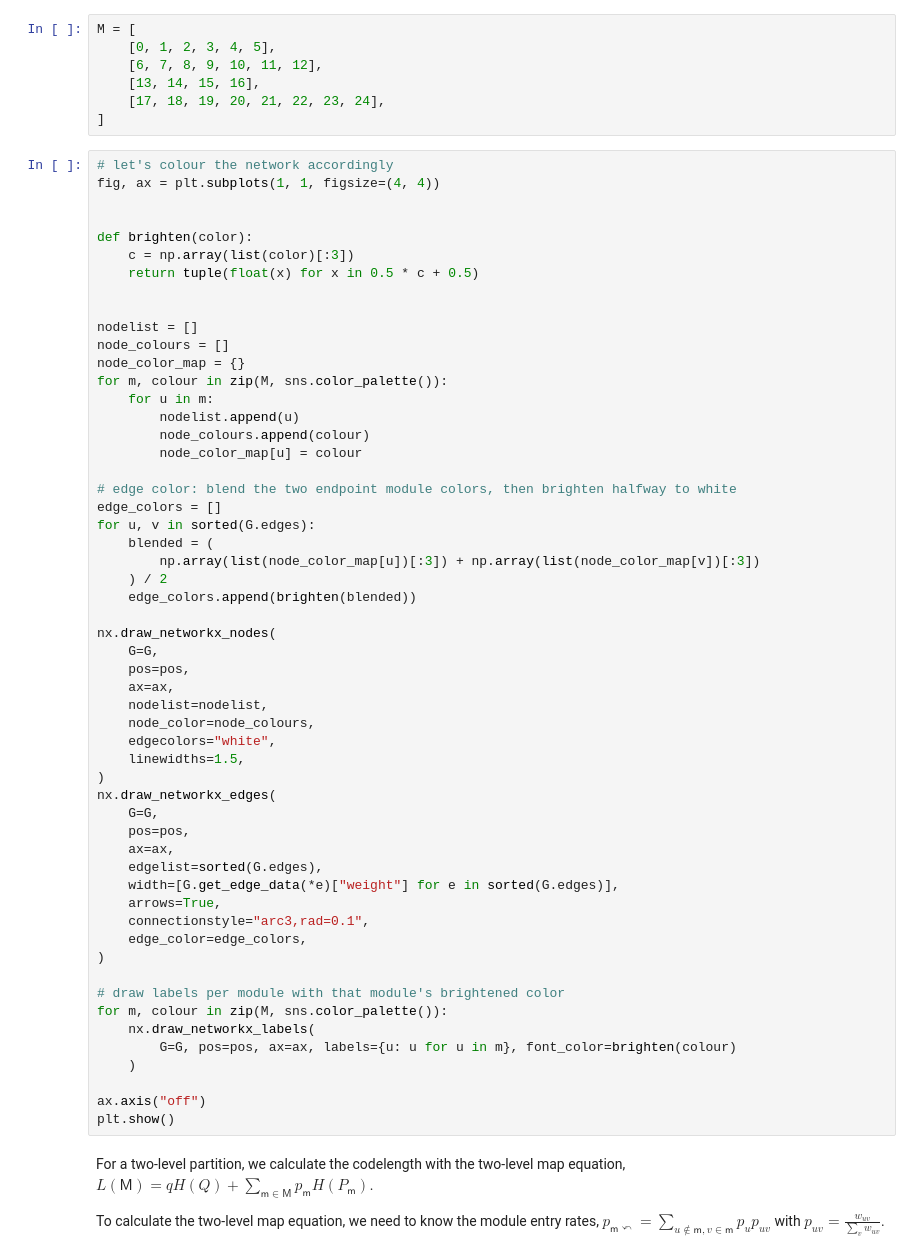
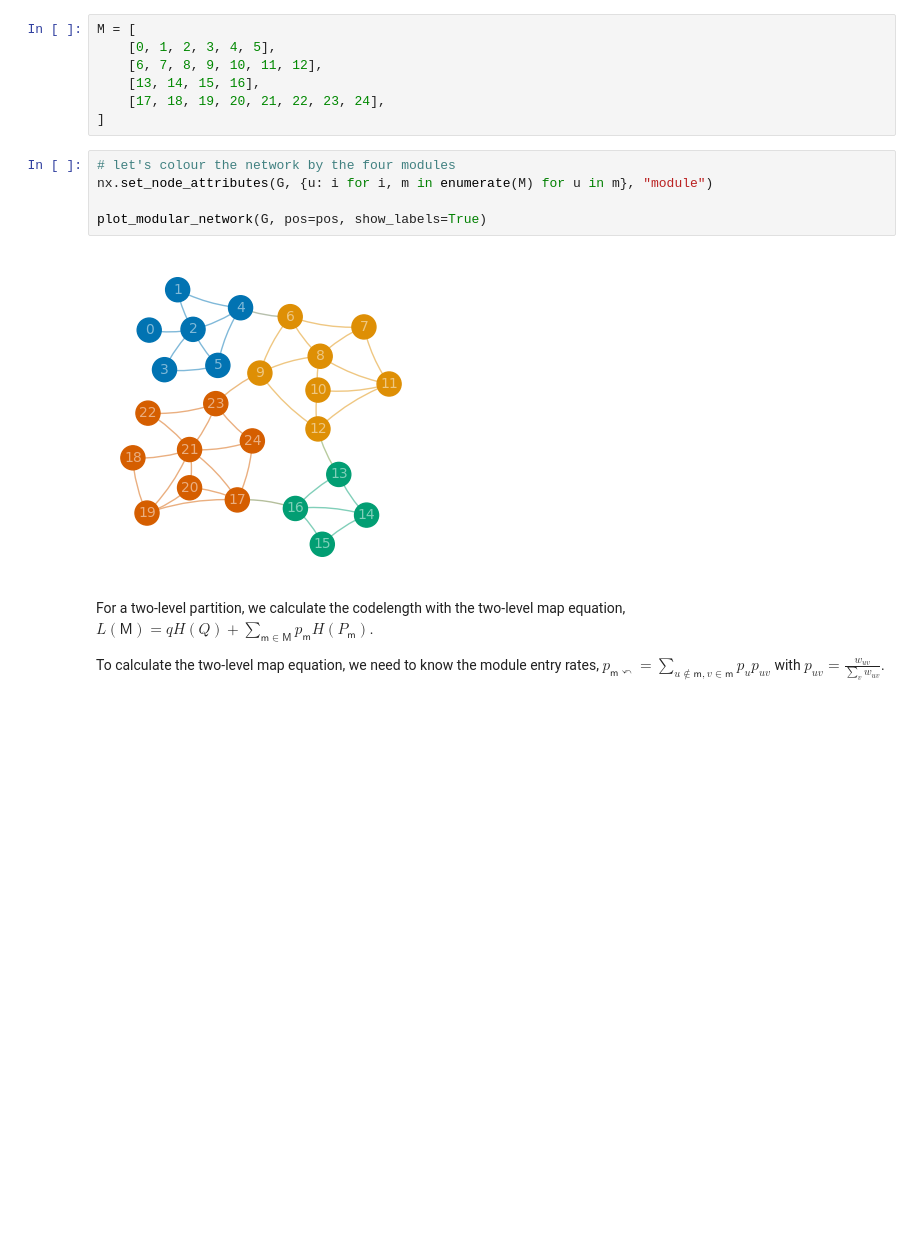
Before and after one commit to mapequation/infomap, a Jupyter notebook: examples/notebooks/3.1 The two-level map equation.ipynb, the cells around one changed output. Drawn from its saved outputs; the diff is of its cells as text; blank space fills up the shorter version.

```diff
--- a/examples/notebooks/3.1 The two-level map equation.ipynb
+++ b/examples/notebooks/3.1 The two-level map equation.ipynb
@@ -108,60 +96,12 @@ M = [
     [17, 18, 19, 20, 21, 22, 23, 24],
 ]
 # %%
-# let's colour the network accordingly
-fig, ax = plt.subplots(1, 1, figsize=(4, 4))
+# let's colour the network by the four modules
+nx.set_node_attributes(G, {u: i for i, m in enumerate(M) for u in m}, "module")
 
-
-def brighten(color):
-    c = np.array(list(color)[:3])
-    return tuple(float(x) for x in 0.5 * c + 0.5)
-
-
-nodelist = []
-node_colours = []
-node_color_map = {}
-for m, colour in zip(M, sns.color_palette()):
-    for u in m:
-        nodelist.append(u)
-        node_colours.append(colour)
-        node_color_map[u] = colour
-
-# edge color: blend the two endpoint module colors, then brighten halfway to white
-edge_colors = []
-for u, v in sorted(G.edges):
-    blended = (
-        np.array(list(node_color_map[u])[:3]) + np.array(list(node_color_map[v])[:3])
-    ) / 2
-    edge_colors.append(brighten(blended))
-
-nx.draw_networkx_nodes(
-    G=G,
-    pos=pos,
-    ax=ax,
-    nodelist=nodelist,
-    node_color=node_colours,
-    edgecolors="white",
-    linewidths=1.5,
-)
-nx.draw_networkx_edges(
-    G=G,
-    pos=pos,
-    ax=ax,
-    edgelist=sorted(G.edges),
-    width=[G.get_edge_data(*e)["weight"] for e in sorted(G.edges)],
-    arrows=True,
-    connectionstyle="arc3,rad=0.1",
-    edge_color=edge_colors,
-)
-
-# draw labels per module with that module's brightened color
-for m, colour in zip(M, sns.color_palette()):
-    nx.draw_networkx_labels(
-        G=G, pos=pos, ax=ax, labels={u: u for u in m}, font_color=brighten(colour)
-    )
-
-ax.axis("off")
-plt.show()
+plot_modular_network(G, pos=pos, show_labels=True)
+# %% [output]
+[figure, added]
 # %% [markdown]
 For a two-level partition, we calculate the codelength with the two-level map equation, $L\left(\mathsf{M}\right) = q H\left(Q\right) + \sum_{\mathsf{m} \in \mathsf{M}} p_\mathsf{m} H\left(P_\mathsf{m}\right)$.
 
```
Also changed, not shown: parts of 12 cells of this notebook, 13 other files.
